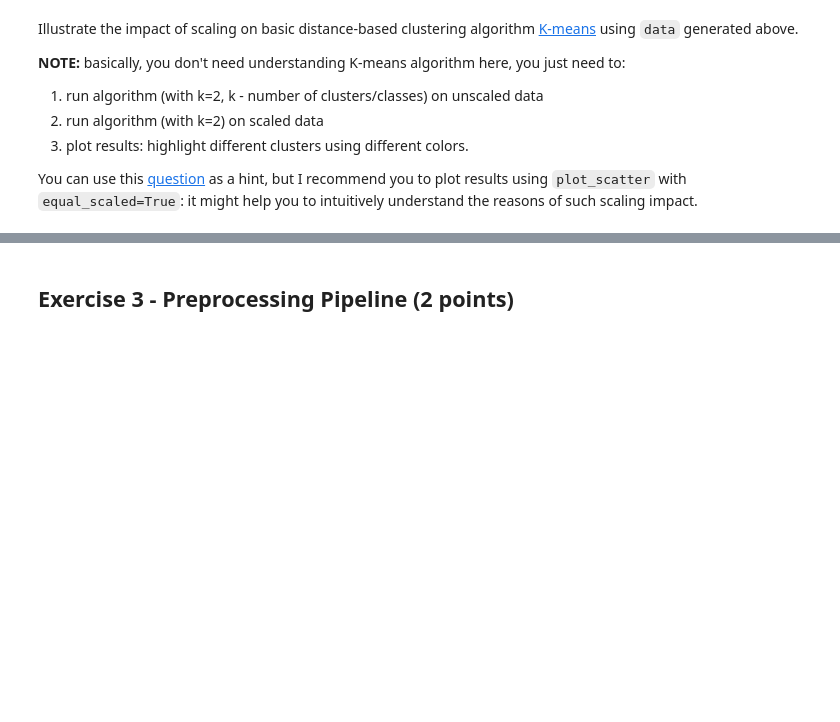
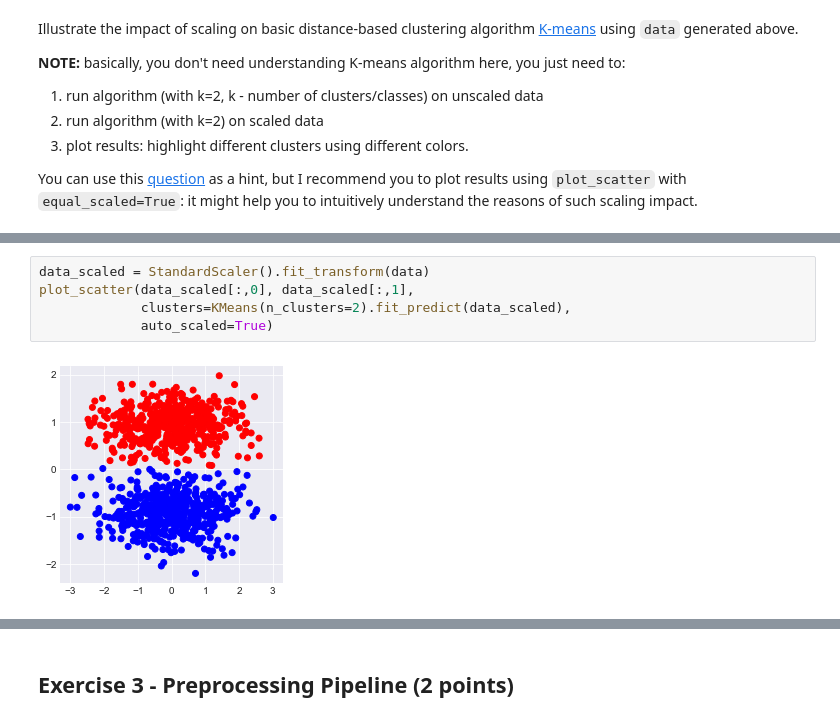
Before and after one commit to egorherby/rs_school_ml_course, a Jupyter notebook: feature_engineering_selection/homework.ipynb, the cells around one changed output, grey strips where cells are left out. Cells and saved outputs as stored; diff of their text form; blank space fills up the shorter version.

```diff
--- a/feature_engineering_selection/homework.ipynb
+++ b/feature_engineering_selection/homework.ipynb
@@ -194,0 +187,7 @@ You can use this [question](https://stats.stackexchange.com/questions/89809/is-i
+# %%
+data_scaled = StandardScaler().fit_transform(data)
+plot_scatter(data_scaled[:,0], data_scaled[:,1],
+             clusters=KMeans(n_clusters=2).fit_predict(data_scaled),
+             auto_scaled=True)
+# %% [output]
+[figure, added]
```
Also changed, not shown: parts of 59 cells of this notebook.
